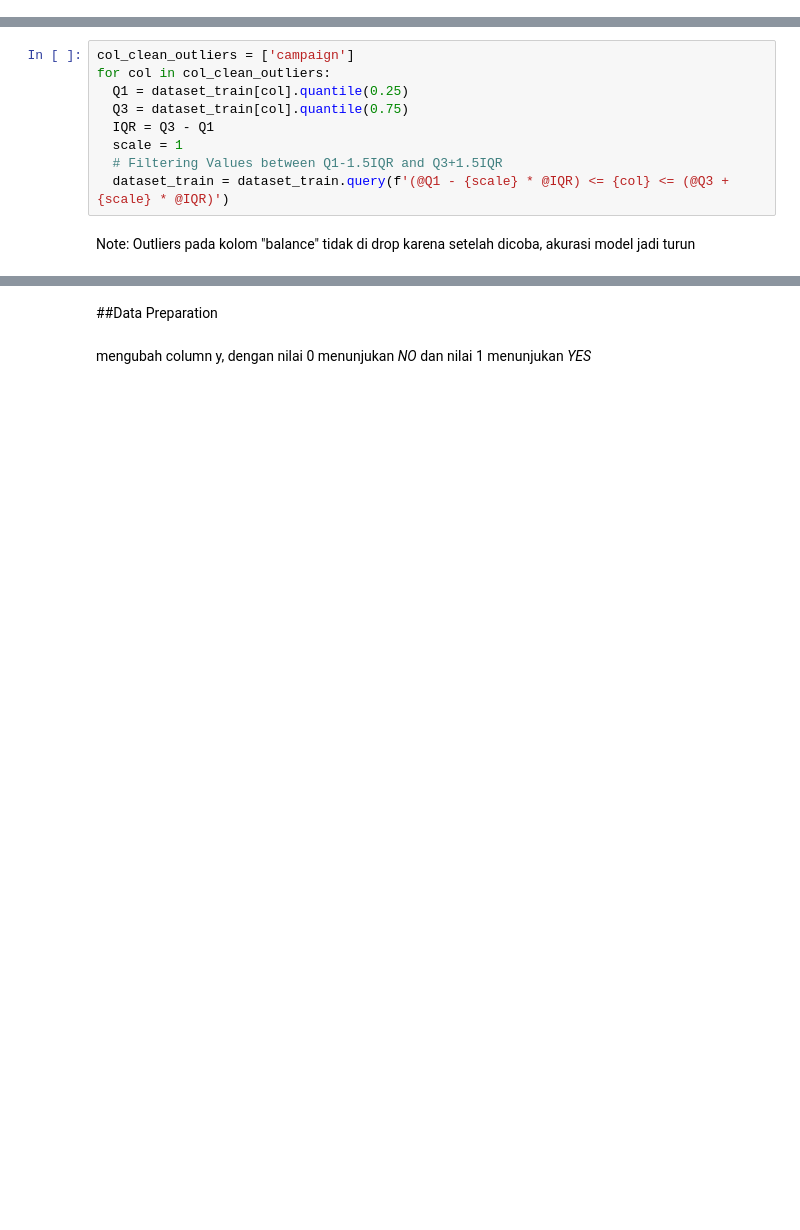
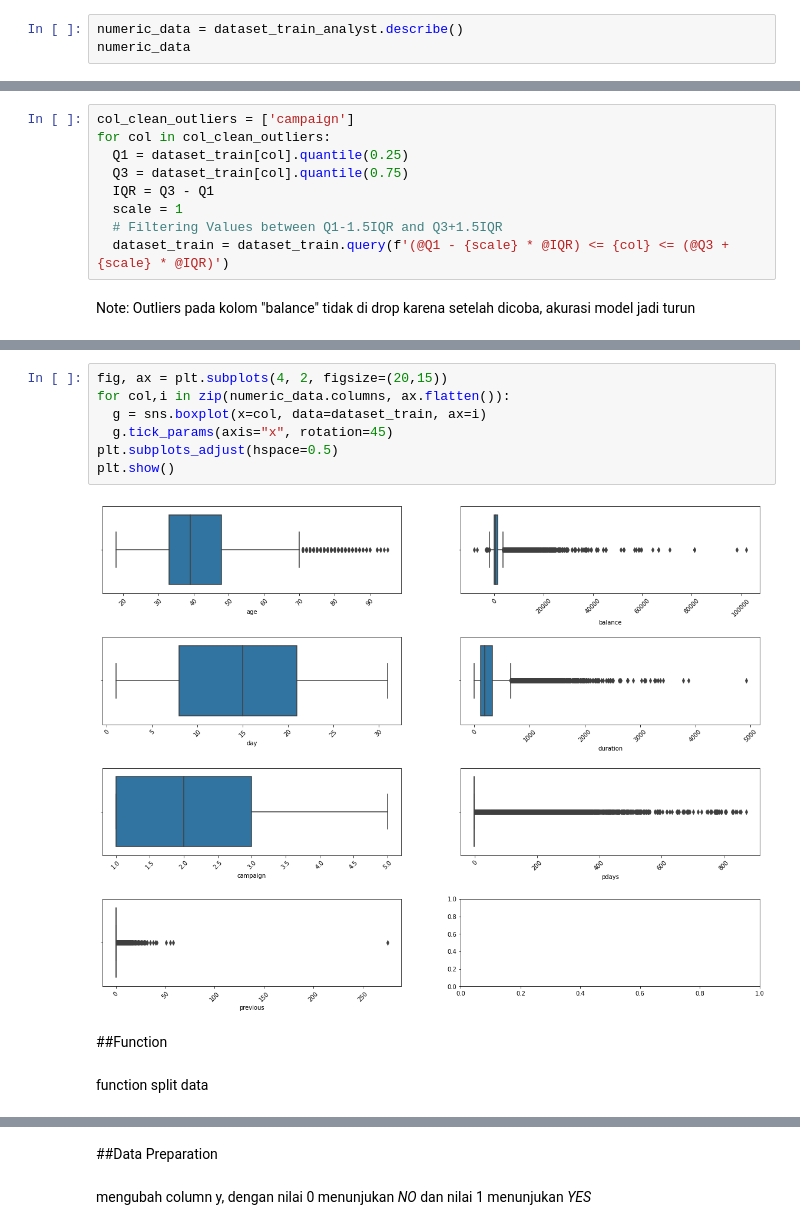
Before and after one commit to andreanstev/Bank_Telemarketing_Analysis, a Jupyter notebook: _Demo_day_Fintech_8.ipynb, the cells around one changed output, grey strips where cells are left out. Saved outputs shown, nothing was run; the diff lists cells and outputs as text; blank space fills up the shorter version.

```diff
--- a/_Demo_day_Fintech_8.ipynb
+++ b/_Demo_day_Fintech_8.ipynb
@@ -225,0 +148,3 @@ cek_no_yes_max.loc[cek_no_yes_max['no'].ge(1.0) &cek_no_yes_max['yes'].ge(1.0)]
+# %%
+numeric_data = dataset_train_analyst.describe()
+numeric_data
@@ -236,0 +203,13 @@ Note: Outliers pada kolom "balance" tidak di drop karena setelah dicoba, akurasi
+# %%
+fig, ax = plt.subplots(4, 2, figsize=(20,15))
+for col,i in zip(numeric_data.columns, ax.flatten()):
+  g = sns.boxplot(x=col, data=dataset_train, ax=i)
+  g.tick_params(axis="x", rotation=45)
+plt.subplots_adjust(hspace=0.5)
+plt.show()
+# %% [output]
+[figure, added]
+# %% [markdown]
+##Function
+# %% [markdown]
+function split data
```
Also changed, not shown: parts of 65 cells of this notebook.
